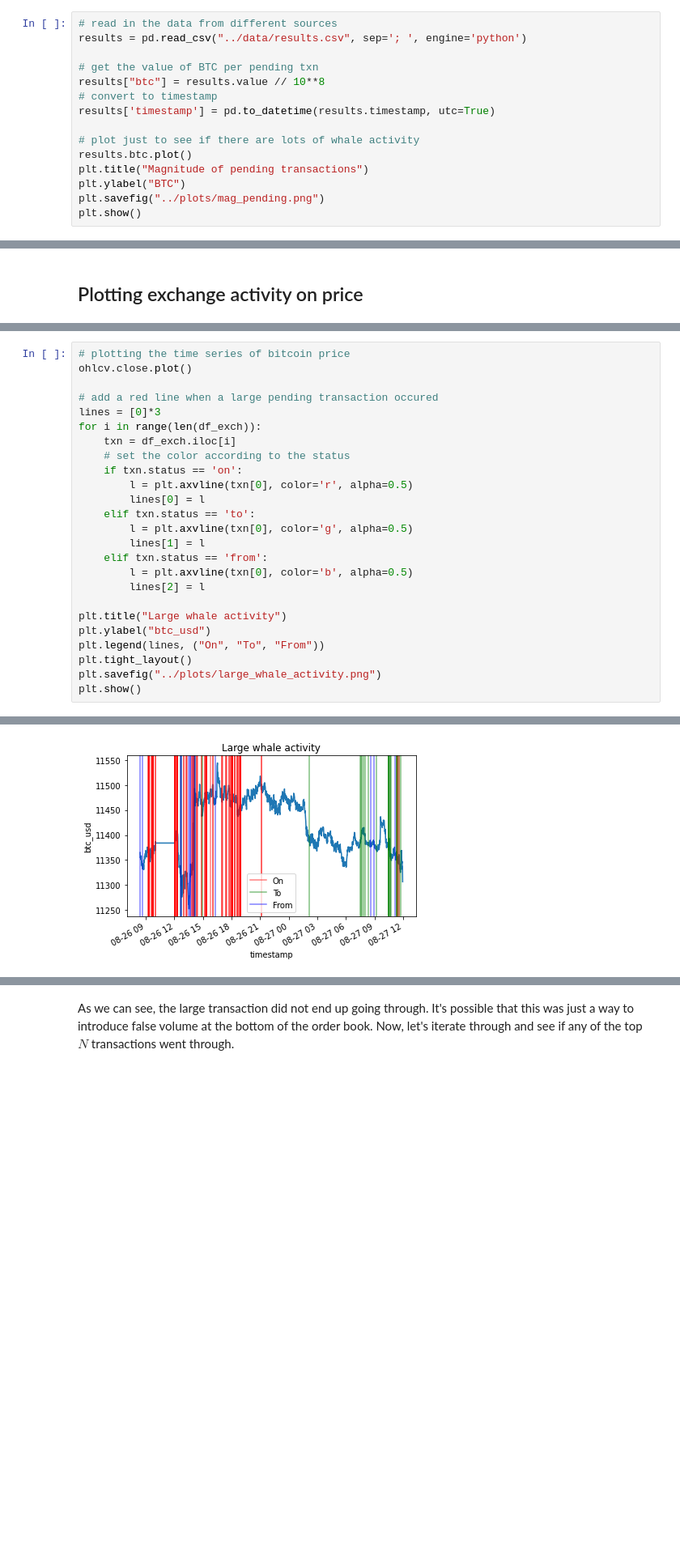
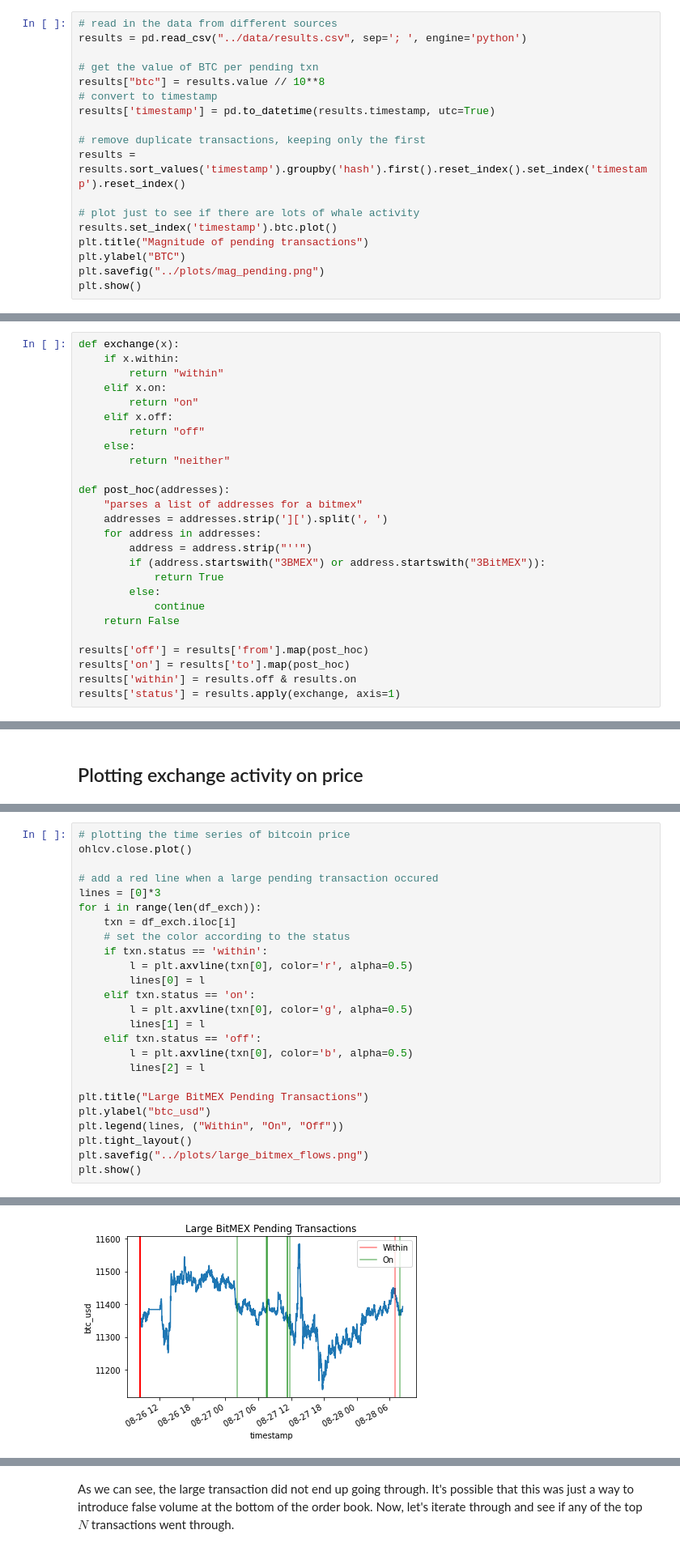
Before and after one commit to amberdata/evan-blog-posts, a Jupyter notebook: txn-mempool/notebooks/1.0-ea-analysis.ipynb, the cells around one changed output, grey strips where cells are left out. Shown at 81% size. Saved outputs shown, nothing was run; the diff lists cells and outputs as text; blank space fills up the shorter version.

```diff
--- a/txn-mempool/notebooks/1.0-ea-analysis.ipynb
+++ b/txn-mempool/notebooks/1.0-ea-analysis.ipynb
@@ -58,8 +58,11 @@ results["btc"] = results.value // 10**8
 # convert to timestamp
 results['timestamp'] = pd.to_datetime(results.timestamp, utc=True)
 
+# remove duplicate transactions, keeping only the first
+results = results.sort_values('timestamp').groupby('hash').first().reset_index().set_index('timestamp').reset_index()
+
 # plot just to see if there are lots of whale activity
-results.btc.plot()
+results.set_index('timestamp').btc.plot()
 plt.title("Magnitude of pending transactions")
 plt.ylabel("BTC")
 plt.savefig("../plots/mag_pending.png")
@@ -93,0 +84,26 @@ results['status'] = results.exchange.map(map_status)
+# %%
+def exchange(x):
+    if x.within:
+        return "within"
+    elif x.on:
+        return "on"
+    elif x.off:
+        return "off"
+    else:
+        return "neither"
+
+def post_hoc(addresses):
+    "parses a list of addresses for a bitmex"
+    addresses = addresses.strip('][').split(', ')
+    for address in addresses:
+        address = address.strip("''")
+        if (address.startswith("3BMEX") or address.startswith("3BitMEX")):
+            return True
+        else:
+            continue
+    return False
+
+results['off'] = results['from'].map(post_hoc)
+results['on'] = results['to'].map(post_hoc)
+results['within'] = results.off & results.on
+results['status'] = results.apply(exchange, axis=1)
@@ -223,20 +263,20 @@ lines = [0]*3
 for i in range(len(df_exch)):
     txn = df_exch.iloc[i]
     # set the color according to the status
-    if txn.status == 'on':
+    if txn.status == 'within':
         l = plt.axvline(txn[0], color='r', alpha=0.5)
         lines[0] = l
-    elif txn.status == 'to':
+    elif txn.status == 'on':
         l = plt.axvline(txn[0], color='g', alpha=0.5)
         lines[1] = l
-    elif txn.status == 'from':
+    elif txn.status == 'off':
         l = plt.axvline(txn[0], color='b', alpha=0.5)
         lines[2] = l
 
-plt.title("Large whale activity")
+plt.title("Large BitMEX Pending Transactions")
 plt.ylabel("btc_usd")
-plt.legend(lines, ("On", "To", "From"))
+plt.legend(lines, ("Within", "On", "Off"))
 plt.tight_layout()
-plt.savefig("../plots/large_whale_activity.png")
+plt.savefig("../plots/large_bitmex_flows.png")
 plt.show()
 # %% [output]
@@ -243,2 +285,2 @@ plt.show()
-[figure, old version]
+[figure, new version]
 # %%
```
Also changed, not shown: parts of 26 cells of this notebook, 16 other files.
